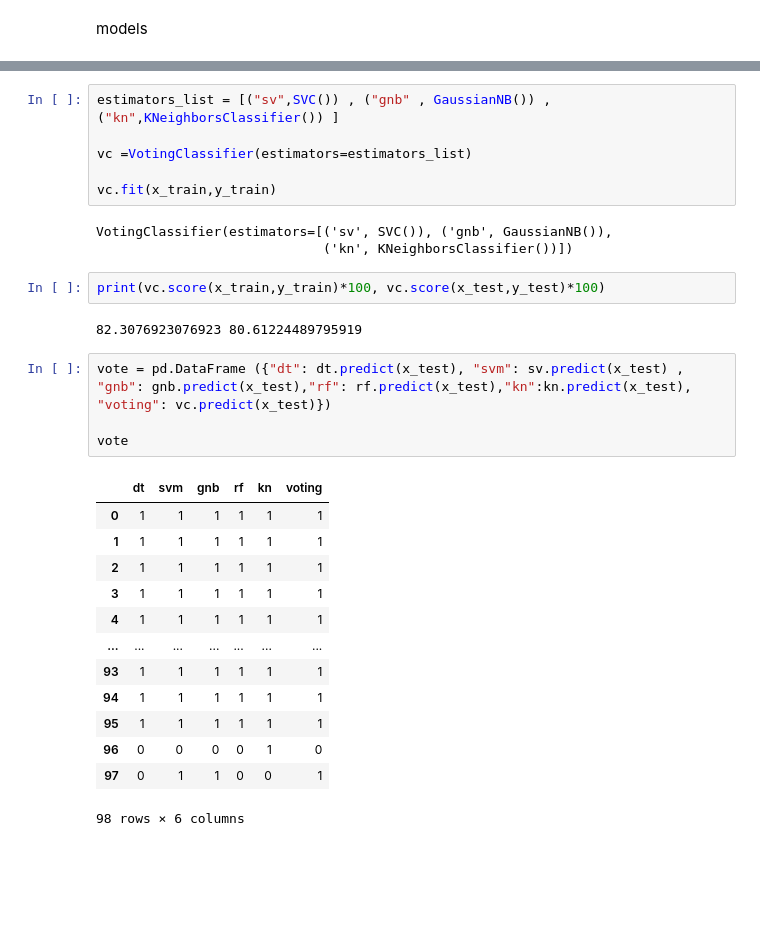
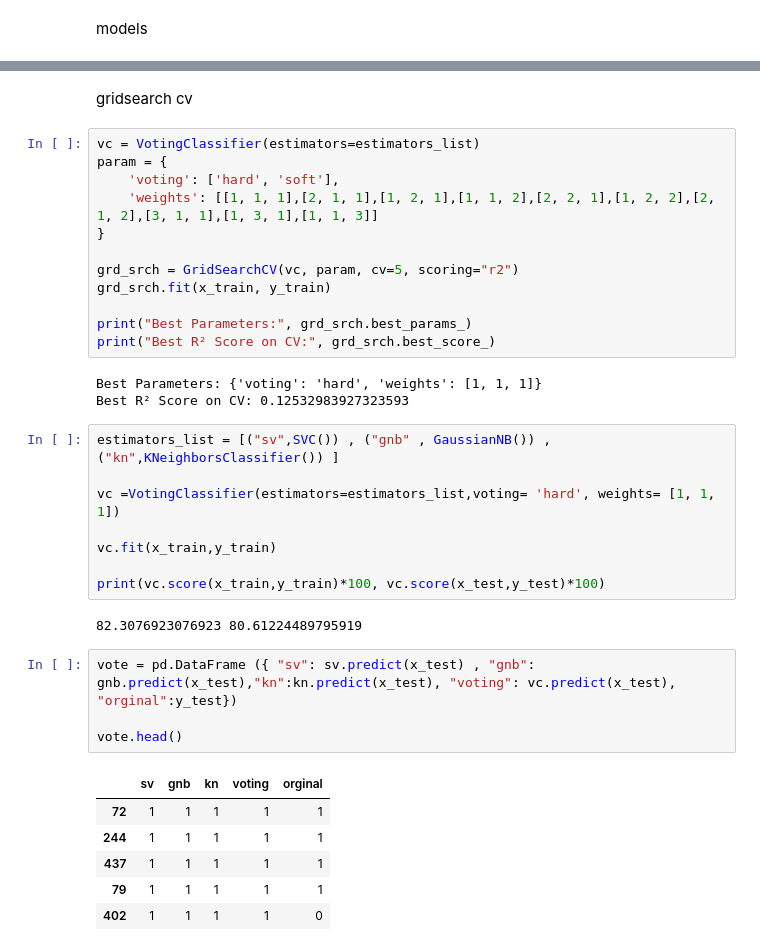
Before and after one commit to hrbayezid/LoanShark, a Jupyter notebook: ml.ipynb, the cells around one changed output, grey strips where cells are left out. Cells and saved outputs as stored; diff of their text form; blank space fills up the shorter version.

```diff
--- a/ml.ipynb
+++ b/ml.ipynb
@@ -92,32 +92,39 @@ print(kn.score(x_train,y_train)*100, kn.score(x_test,y_test)*100)
 83.84615384615385 75.51020408163265
-# %%
-estimators_list = [("sv",SVC()) , ("gnb" , GaussianNB()) ,("kn",KNeighborsClassifier()) ]
-
-vc =VotingClassifier(estimators=estimators_list)
-
-vc.fit(x_train,y_train)
-# %% [output]
-VotingClassifier(estimators=[('sv', SVC()), ('gnb', GaussianNB()),
-                             ('kn', KNeighborsClassifier())])
-# %%
-print(vc.score(x_train,y_train)*100, vc.score(x_test,y_test)*100)
-# %% [output]
-82.3076923076923 80.61224489795919
+# %% [markdown]
+gridsearch cv
+# %%
+vc = VotingClassifier(estimators=estimators_list)
+param = {
+    'voting': ['hard', 'soft'],
+    'weights': [[1, 1, 1],[2, 1, 1],[1, 2, 1],[1, 1, 2],[2, 2, 1],[1, 2, 2],[2, 1, 2],[3, 1, 1],[1, 3, 1],[1, 1, 3]]
+}
+
+grd_srch = GridSearchCV(vc, param, cv=5, scoring="r2")
+grd_srch.fit(x_train, y_train)
+
+print("Best Parameters:", grd_srch.best_params_)
+print("Best R² Score on CV:", grd_srch.best_score_)
+# %% [output]
+Best Parameters: {'voting': 'hard', 'weights': [1, 1, 1]}
+Best R² Score on CV: 0.12532983927323593
+# %%
+estimators_list = [("sv",SVC()) , ("gnb" , GaussianNB()) ,("kn",KNeighborsClassifier()) ]
+
+vc =VotingClassifier(estimators=estimators_list,voting= 'hard', weights= [1, 1, 1])
+
+vc.fit(x_train,y_train)
+
+print(vc.score(x_train,y_train)*100, vc.score(x_test,y_test)*100)
+# %% [output]
+82.3076923076923 80.61224489795919
 # %%
-vote = pd.DataFrame ({"dt": dt.predict(x_test), "svm": sv.predict(x_test) , "gnb": gnb.predict(x_test),"rf": rf.predict(x_test),"kn":kn.predict(x_test), "voting": vc.predict(x_test)})
+vote = pd.DataFrame ({ "sv": sv.predict(x_test) , "gnb": gnb.predict(x_test),"kn":kn.predict(x_test), "voting": vc.predict(x_test), "orginal":y_test})
 
-vote
+vote.head()
 # %% [output]
-|  | dt | svm | gnb | rf | kn | voting |
-| 0 | 1 | 1 | 1 | 1 | 1 | 1 |
-| 1 | 1 | 1 | 1 | 1 | 1 | 1 |
-| 2 | 1 | 1 | 1 | 1 | 1 | 1 |
-| 3 | 1 | 1 | 1 | 1 | 1 | 1 |
-| 4 | 1 | 1 | 1 | 1 | 1 | 1 |
-| ... | ... | ... | ... | ... | ... | ... |
-| 93 | 1 | 1 | 1 | 1 | 1 | 1 |
-| 94 | 1 | 1 | 1 | 1 | 1 | 1 |
-| 95 | 1 | 1 | 1 | 1 | 1 | 1 |
-| 96 | 0 | 0 | 0 | 0 | 1 | 0 |
-| 97 | 0 | 1 | 1 | 0 | 0 | 1 |
+|  | sv | gnb | kn | voting | orginal |
+| 72 | 1 | 1 | 1 | 1 | 1 |
+| 244 | 1 | 1 | 1 | 1 | 1 |
+| 437 | 1 | 1 | 1 | 1 | 1 |
+| 79 | 1 | 1 | 1 | 1 | 1 |
+| 402 | 1 | 1 | 1 | 1 | 0 |
-98 rows × 6 columns
```
Also changed, not shown: parts of 7 cells of this notebook, 1 other file.
